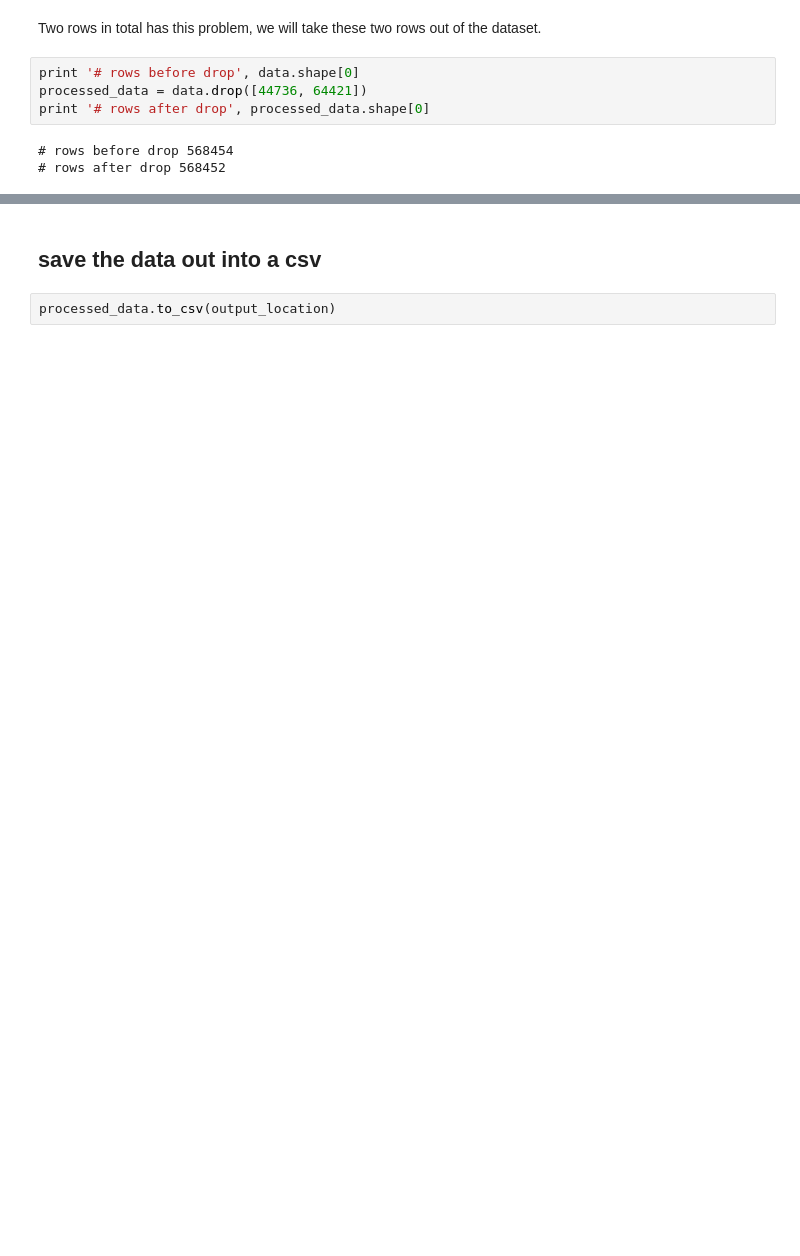
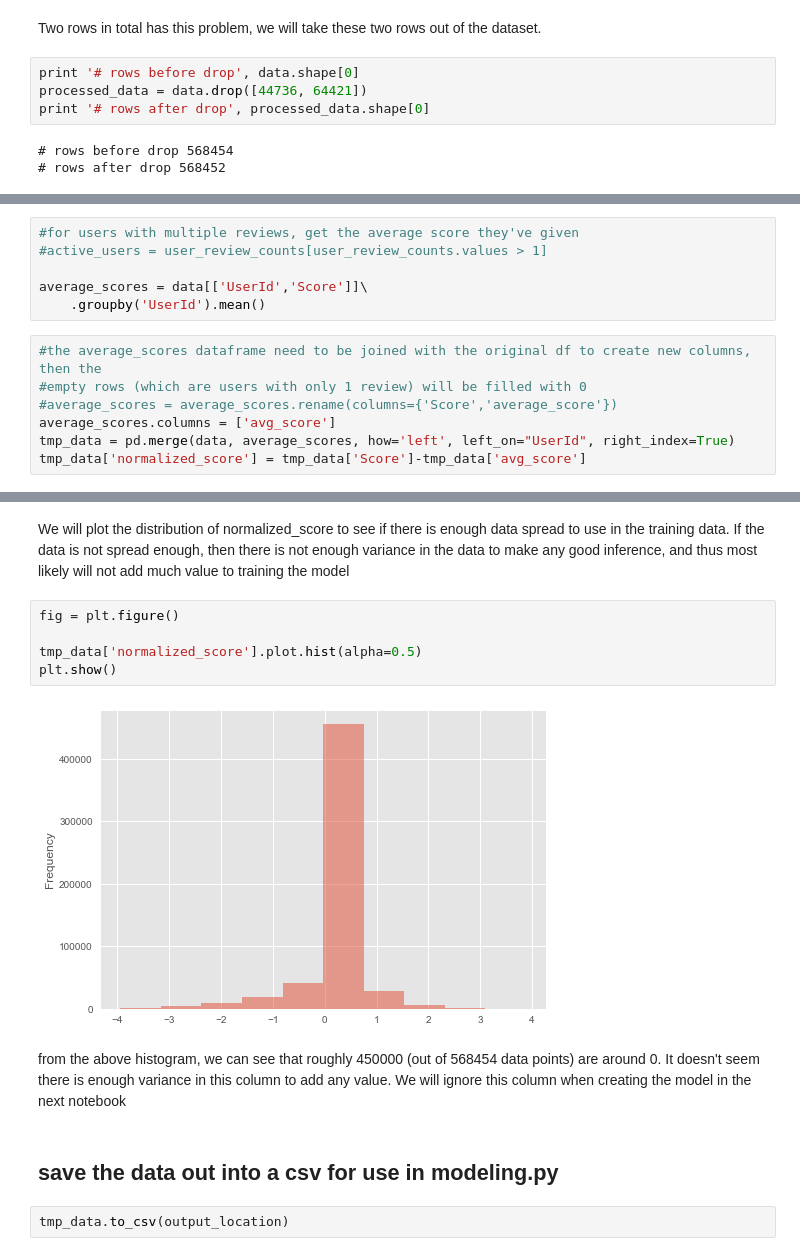
Before and after one commit to calpis/Data-Science, a Jupyter notebook: Springboard/Capstone Project 1/data_preparation.ipynb, the cells around one changed output, grey strips where cells are left out. Cells and saved outputs as stored; diff of their text form; blank space fills up the shorter version.

```diff
--- a/Springboard/Capstone Project 1/data_preparation.ipynb
+++ b/Springboard/Capstone Project 1/data_preparation.ipynb
@@ -141,0 +177,13 @@ print '# rows after drop', processed_data.shape[0]
+# %%
+#for users with multiple reviews, get the average score they've given
+#active_users = user_review_counts[user_review_counts.values > 1]
+
+average_scores = data[['UserId','Score']]\
+    .groupby('UserId').mean()
+# %%
+#the average_scores dataframe need to be joined with the original df to create new columns, then the
+#empty rows (which are users with only 1 review) will be filled with 0
+#average_scores = average_scores.rename(columns={'Score','average_score'})
+average_scores.columns = ['avg_score']
+tmp_data = pd.merge(data, average_scores, how='left', left_on="UserId", right_index=True)
+tmp_data['normalized_score'] = tmp_data['Score']-tmp_data['avg_score']
@@ -142,4 +211,15 @@ print '# rows after drop', processed_data.shape[0]
+# %% [markdown]
+We will plot the distribution of normalized_score to see if there is enough data spread to use in the training data.  If the data is not spread enough, then there is not enough variance in the data to make any good inference, and thus most likely will not add much value to training the model
+# %%
+fig = plt.figure()
+
+tmp_data['normalized_score'].plot.hist(alpha=0.5)
+plt.show()
+# %% [output]
+[figure, added]
+# %% [markdown]
+from the above histogram, we can see that roughly 450000 (out of 568454 data points) are around 0.  It doesn't seem there is enough variance in this column to add any value.  We will ignore this column when creating the model in the next notebook
 # %% [markdown]
-## save the data out into a csv
+## save the data out into a csv for use in modeling.py
 # %%
-processed_data.to_csv(output_location)
+tmp_data.to_csv(output_location)
```
Also changed, not shown: parts of 23 cells of this notebook, 2 other files.
